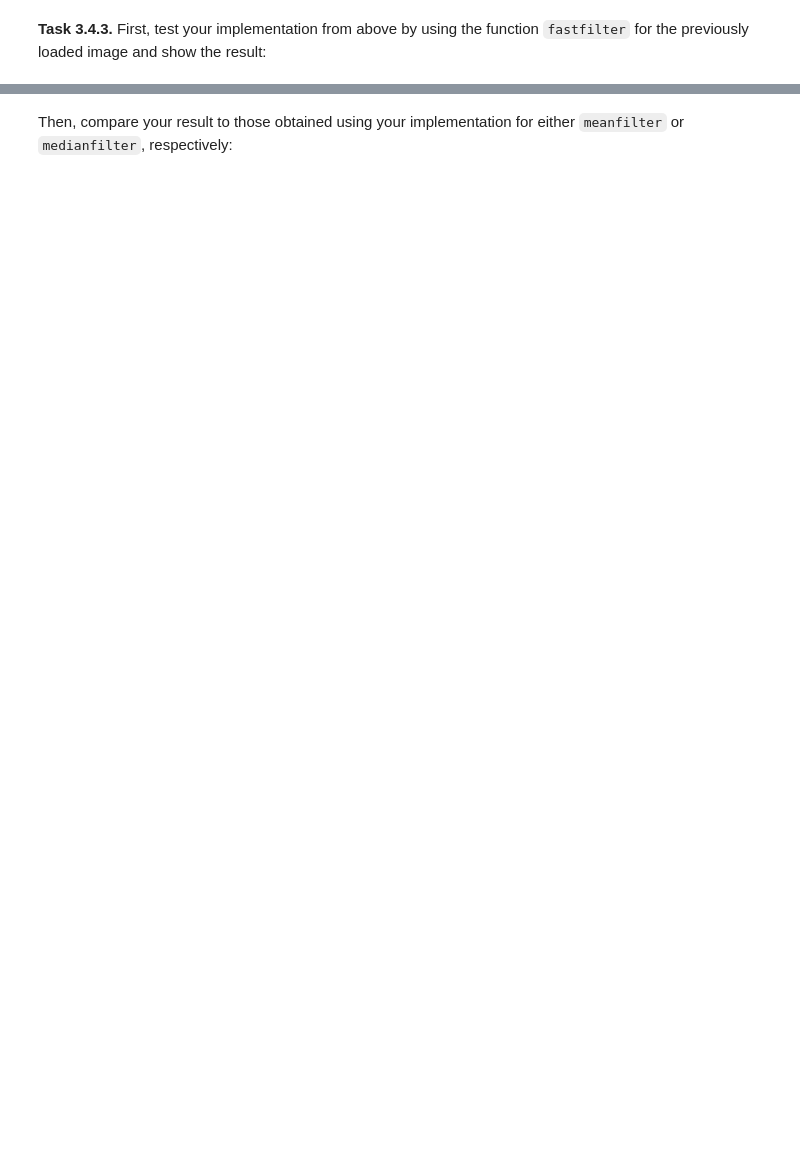
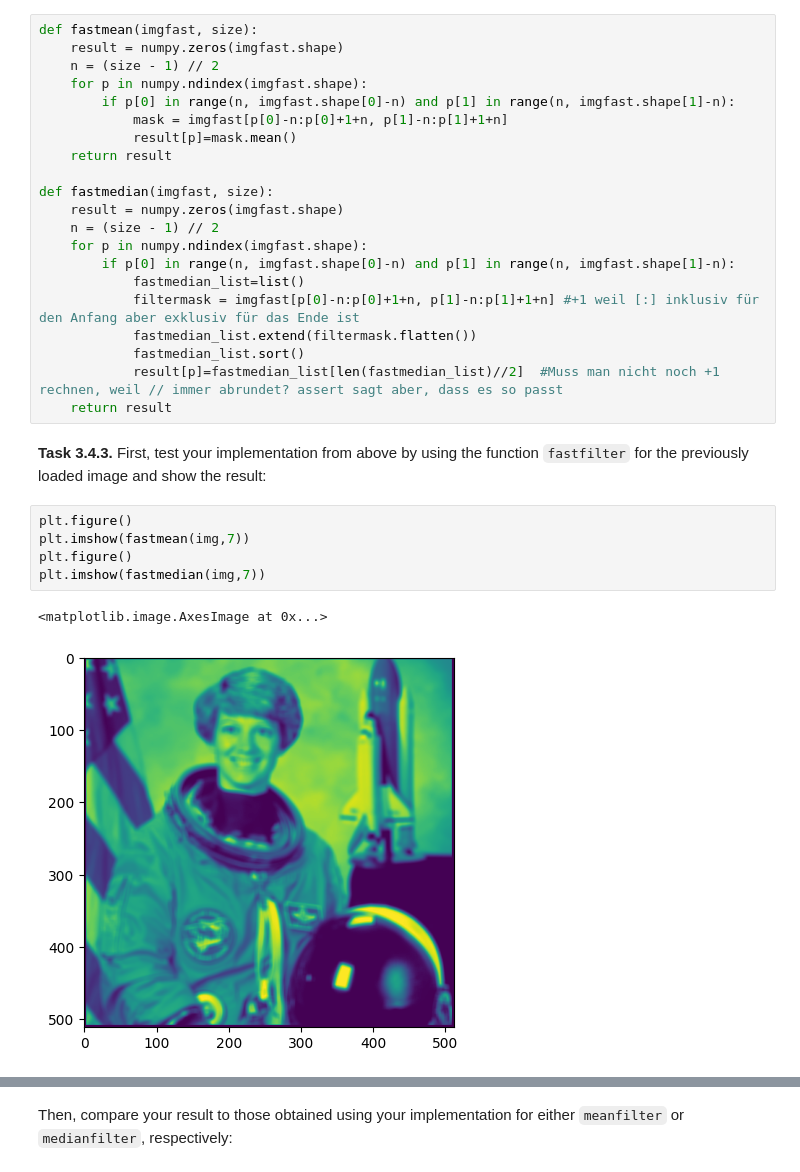
Before and after one commit to MarcelBuss/mobi-fs3-python, a Jupyter notebook: task3.ipynb, the cells around one changed output, grey strips where cells are left out. Cells and saved outputs as stored; diff of their text form; blank space fills up the shorter version.

```diff
--- a/task3.ipynb
+++ b/task3.ipynb
@@ -113,2 +120,31 @@ def fastfilter(img, size):
+# %%
+def fastmean(imgfast, size):
+    result = numpy.zeros(imgfast.shape)
+    n = (size - 1) // 2
+    for p in numpy.ndindex(imgfast.shape):
+        if p[0] in range(n, imgfast.shape[0]-n) and p[1] in range(n, imgfast.shape[1]-n):
+            mask = imgfast[p[0]-n:p[0]+1+n, p[1]-n:p[1]+1+n]
+            result[p]=mask.mean()
+    return result
+
+def fastmedian(imgfast, size):
+    result = numpy.zeros(imgfast.shape)
+    n = (size - 1) // 2
+    for p in numpy.ndindex(imgfast.shape):
+        if p[0] in range(n, imgfast.shape[0]-n) and p[1] in range(n, imgfast.shape[1]-n):
+            fastmedian_list=list()
+            filtermask = imgfast[p[0]-n:p[0]+1+n, p[1]-n:p[1]+1+n] #+1 weil [:] inklusiv für den Anfang aber exklusiv für das Ende ist
+            fastmedian_list.extend(filtermask.flatten())
+            fastmedian_list.sort()
+            result[p]=fastmedian_list[len(fastmedian_list)//2]  #Muss man nicht noch +1 rechnen, weil // immer abrundet? assert sagt aber, dass es so passt
+    return result
 # %% [markdown]
 **<a id="#">Task 3.4.3.</a>** First, test your implementation from above by using the function `fastfilter` for the previously loaded image and show the result:
+# %%
+plt.figure()
+plt.imshow(fastmean(img,7))
+plt.figure()
+plt.imshow(fastmedian(img,7))
+# %% [output]
+<matplotlib.image.AxesImage at 0x...>
+[figure, added]
```
Also changed, not shown: parts of 7 cells of this notebook.
